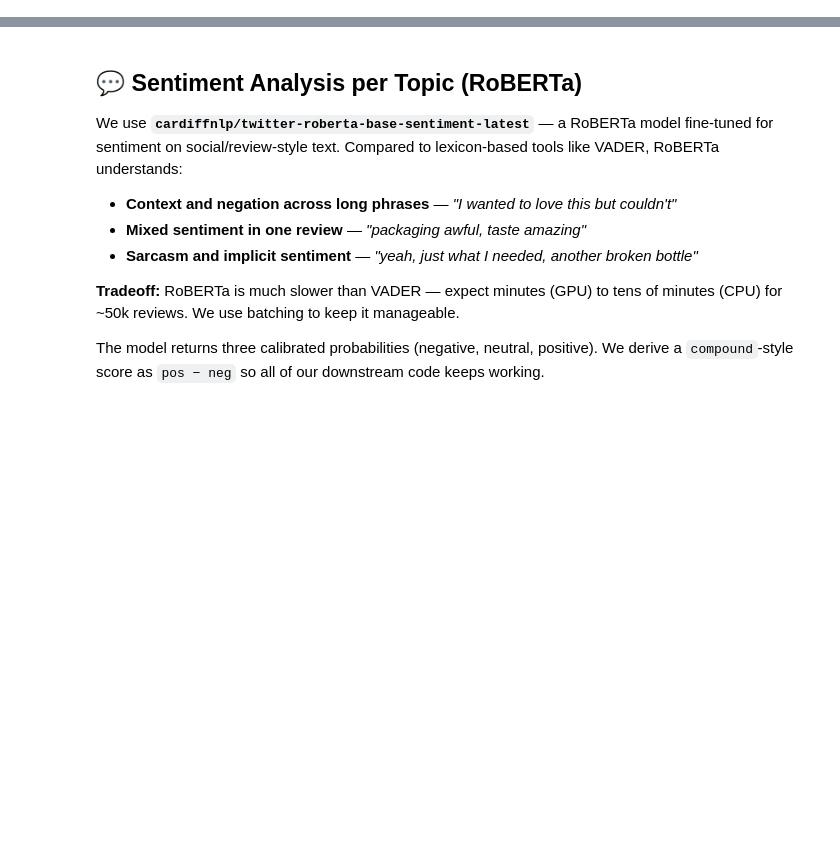
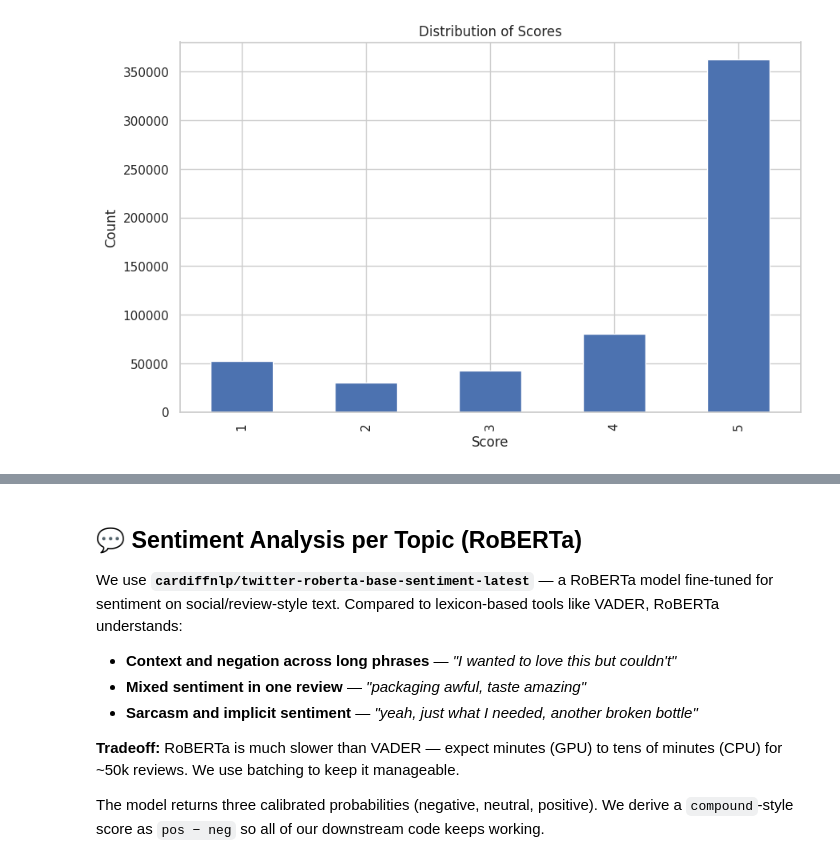
Before and after one commit to Rr-Diajeng/bigdata_project1, a Jupyter notebook: project1/topic_analysis_sentiment.ipynb, the cells around one changed output, grey strips where cells are left out. Saved outputs shown, nothing was run; the diff lists cells and outputs as text; code cells hidden in the pictures; blank space fills up the shorter version.

```diff
--- a/project1/topic_analysis_sentiment.ipynb
+++ b/project1/topic_analysis_sentiment.ipynb
@@ -29,0 +123,27 @@ df.head()
+# %%
+def clean_text(text: str) -> str:
+    """
+    Basic text cleaning:
+    - Convert to string and strip whitespace
+    - Remove URLs
+    - Remove HTML tags
+    - Remove HTML entities
+    - Normalize whitespace
+    """
+    if pd.isna(text):
+        return ""
+
+    text = str(text).strip()
+    text = re.sub(r"http\S+|www\S+", " ", text)
+    text = re.sub(r"<.*?>", " ", text)
+    text = re.sub(r"&[a-z]+;", " ", text)
+    text = re.sub(r"\s+", " ", text).strip()
+    return text
+# %%
+#clean the text reviews
+df["cleaned_text"] = df["Text"].apply(clean_text)
+# %%
+#drop short reviews (after cleaning)
+min_words = 3
+df["review_word_count"] = df["cleaned_text"].str.split().str.len()
+df = df[df["review_word_count"] >= min_words].copy()
@@ -29,0 +170,2 @@ df.head()
+# %%
+df = df.drop_duplicates(subset=["ProductId", "UserId", "cleaned_text"])
@@ -30,3 +192,12 @@ df.head()
+# %%
+# Count reviews by score
+ax = df['Score'].value_counts().sort_index().plot(kind='bar')
+ax.set_xlabel('Score')
+ax.set_ylabel('Count')
+ax.set_title('Distribution of Scores')
+plt.show()
+# %% [output]
+[figure, added]
 # %%
 import pandas as pd
 
```
Also changed, not shown: parts of 30 cells of this notebook.
